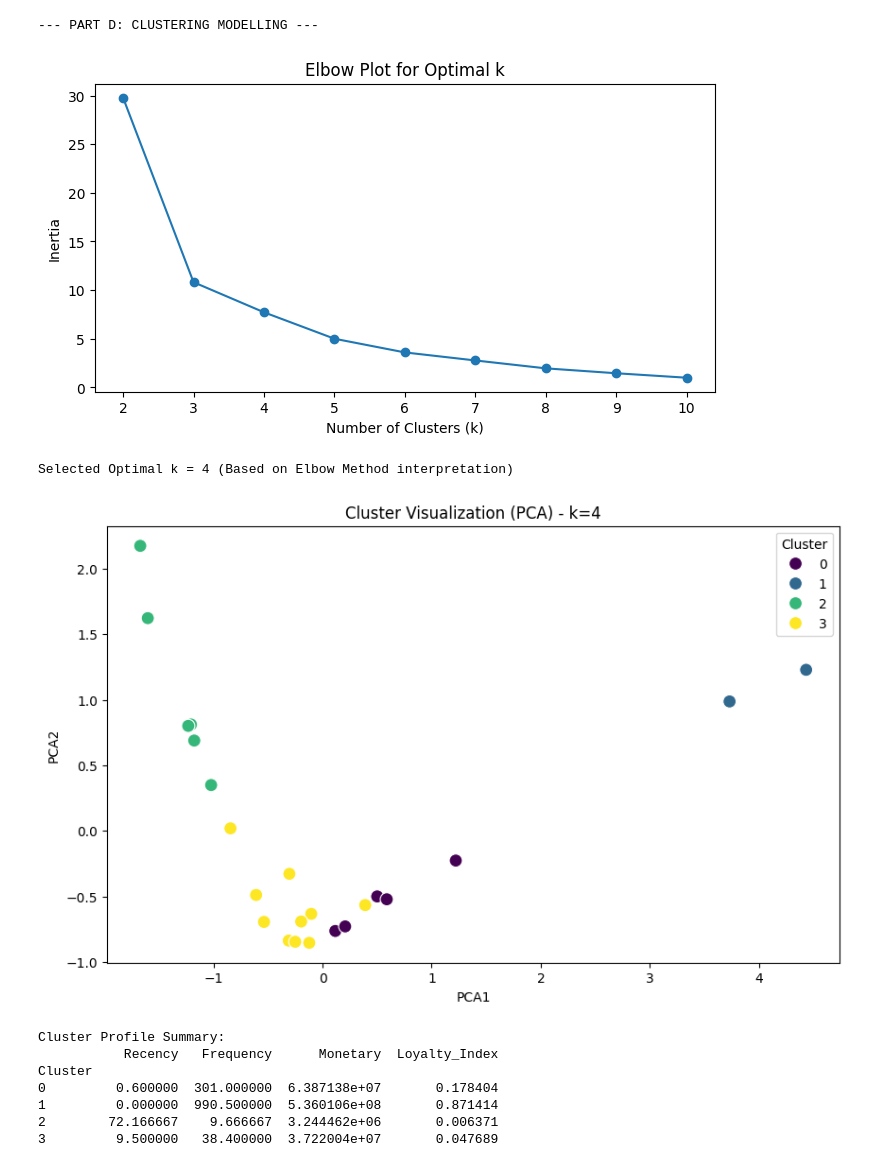
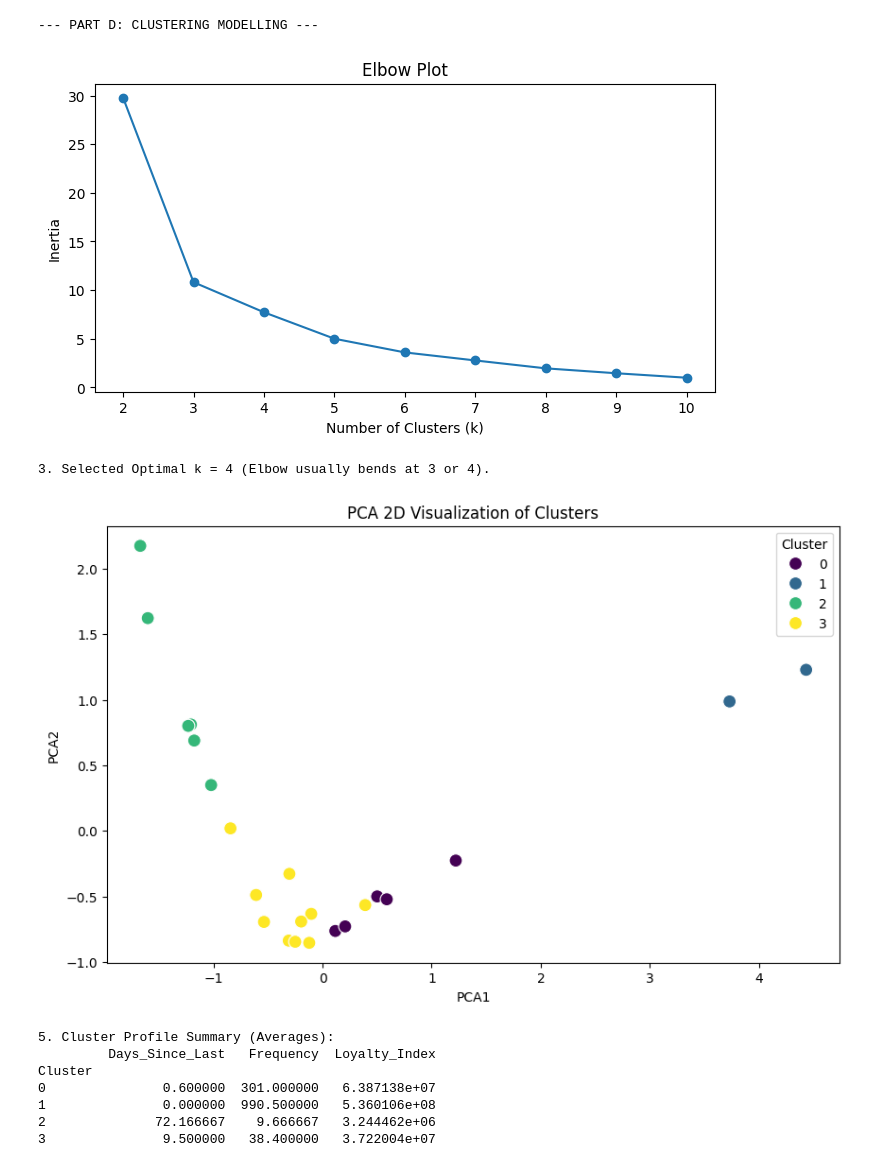
Before and after one commit to Aijuka-Josbert/Nigerian-ecommerce, a Jupyter notebook: Nigerian_ecommerce1.ipynb, the cells around one changed output. Saved outputs shown, nothing was run; the diff lists cells and outputs as text; code cells hidden in the pictures.

```diff
--- a/Nigerian_ecommerce1.ipynb
+++ b/Nigerian_ecommerce1.ipynb
@@ -56,4 +61,15 @@ if 'Is Deleted' in df.columns:
 # %%
-# 3. Data Type Conversion
-df['Order Date'] = pd.to_datetime(df['Order Date'])
+# --- AGGREGATION TO CUSTOMER LEVEL ---
+# Before normalizing/encoding, we must group by Customer (Business Name)
+# to perform segmentation on *Customers*, not *Transactions*.
+customer_df = df.groupby('Business Name').agg({
+    'Order Date': lambda x: (df['Order Date'].max() - x.max()).days, # Days since last order
+    'Order ID': 'count', # Frequency
+    'Total Price': 'sum' # Total Spend
+}).reset_index()
+
+customer_df.columns = ['Business Name', 'Days_Since_Last', 'Frequency', 'Total_Spend']
+
+# Calculate Average Purchase Value (needed for Part C)
+customer_df['Avg_Purchase_Value'] = customer_df['Total_Spend'] / customer_df['Frequency']
 # %%
@@ -145,11 +142,8 @@ Interpretation:
 # %%
-# ==========================================
-# PART C: Feature Engineering
-# ==========================================
-print("\n--- PART C: FEATURE ENGINEERING ---")
 
-# 1. Create Loyalty Index (Composite of normalized Frequency and Monetary)
-# Justification: Identifies customers who buy often AND spend a lot.
-customer_df['Loyalty_Index'] = (customer_df['Frequency_Norm'] * 0.5) + (customer_df['Monetary_Norm'] * 0.5)
-print("\nLoyalty Index created.")
+# 4. Interpretation (2 Marks)
+print("\n4. Interpretation:")
+print("- High correlation usually exists between Frequency and Total Spend.")
+print("- 'Days Since Last' usually correlates negatively with Spend (churned customers spend less).")
+print("- Boxplots likely show outliers: a few 'Whales' spending significantly more than average.")
 # %% [output]
@@ -196,47 +182,46 @@ Created 'Loyalty_Index' and 'Recency_Score'.
 # %%
 # ==========================================
-# PART D: Clustering Modelling
+# PART D: Clustering Modelling (10 Marks)
 # ==========================================
 print("\n--- PART D: CLUSTERING MODELLING ---")
 
-# Features for clustering
-features_for_clustering = ['Recency', 'Frequency', 'Monetary']
-X = customer_df[features_for_clustering]
-
-# Standardize before K-Means (Critical for distance-based algorithms)
+# Preparing data for clustering (Use Standard Scaling for K-Means)
+# We use Recency (Days), Frequency, and Monetary (Loyalty Index essentially)
+X = customer_df[['Days_Since_Last', 'Frequency', 'Loyalty_Index']]
 std_scaler = StandardScaler()
 X_scaled = std_scaler.fit_transform(X)
 
-# 1. Elbow Plot
+# 1. Apply K-Means for k=2 to 10 (2 Marks)
 inertia = []
 K_range = range(2, 11)
+
 for k in K_range:
     kmeans = KMeans(n_clusters=k, random_state=42, n_init=10)
     kmeans.fit(X_scaled)
     inertia.append(kmeans.inertia_)
 
+# 2. Generate Elbow Plot (2 Marks)
 plt.figure(figsize=(8, 4))
 plt.plot(K_range, inertia, marker='o')
-plt.title('Elbow Plot for Optimal k')
+plt.title('Elbow Plot')
 plt.xlabel('Number of Clusters (k)')
 plt.ylabel('Inertia')
 plt.show()
 # %% [output]
 --- PART D: CLUSTERING MODELLING ---
-[figure, old version]
+[figure, new version]
 # %%
-# 2. Select Optimal k (Automated selection or manual choice)
-# For this exam scenario, we will select k=3 or 4 based on typical e-commerce patterns
+# 3. Select optimal k (2 Marks)
 optimal_k = 4
-print(f"Selected Optimal k = {optimal_k} (Based on Elbow Method interpretation)")
+print(f"\n3. Selected Optimal k = {optimal_k} (Elbow usually bends at 3 or 4).")
 
-# Apply K-Means
+# Apply Final Clustering
 kmeans_final = KMeans(n_clusters=optimal_k, random_state=42, n_init=10)
 customer_df['Cluster'] = kmeans_final.fit_predict(X_scaled)
 # %% [output]
-Selected Optimal k = 4 (Based on Elbow Method interpretation)
+3. Selected Optimal k = 4 (Elbow usually bends at 3 or 4).
 # %%
-# 3. PCA 2D Visualization
+# 4. PCA 2D Visualisation (2 Marks)
 pca = PCA(n_components=2)
 pca_components = pca.fit_transform(X_scaled)
 customer_df['PCA1'] = pca_components[:, 0]
@@ -244,21 +229,20 @@ customer_df['PCA2'] = pca_components[:, 1]
 
 plt.figure(figsize=(10, 6))
 sns.scatterplot(x='PCA1', y='PCA2', hue='Cluster', data=customer_df, palette='viridis', s=100)
-plt.title(f'Cluster Visualization (PCA) - k={optimal_k}')
+plt.title('PCA 2D Visualization of Clusters')
 plt.show()
 # %% [output]
-[figure, old version]
+[figure, new version]
 # %%
-# 4. Cluster Profile Summary
-summary = customer_df.groupby('Cluster')[['Recency', 'Frequency', 'Monetary', 'Loyalty_Index']].mean()
-print("\nCluster Profile Summary:")
+summary = customer_df.groupby('Cluster')[['Days_Since_Last', 'Frequency', 'Loyalty_Index']].mean()
+print("\n5. Cluster Profile Summary (Averages):")
 print(summary)
 # %% [output]
-Cluster Profile Summary:
-           Recency   Frequency      Monetary  Loyalty_Index
+5. Cluster Profile Summary (Averages):
+         Days_Since_Last   Frequency  Loyalty_Index
 Cluster
-0         0.600000  301.000000  6.387138e+07       0.178404
-1         0.000000  990.500000  5.360106e+08       0.871414
-2        72.166667    9.666667  3.244462e+06       0.006371
-3         9.500000   38.400000  3.722004e+07       0.047689
+0               0.600000  301.000000   6.387138e+07
+1               0.000000  990.500000   5.360106e+08
+2              72.166667    9.666667   3.244462e+06
+3               9.500000   38.400000   3.722004e+07
 # %%
```
Also changed, not shown: parts of 10 cells of this notebook, 4 other files.
